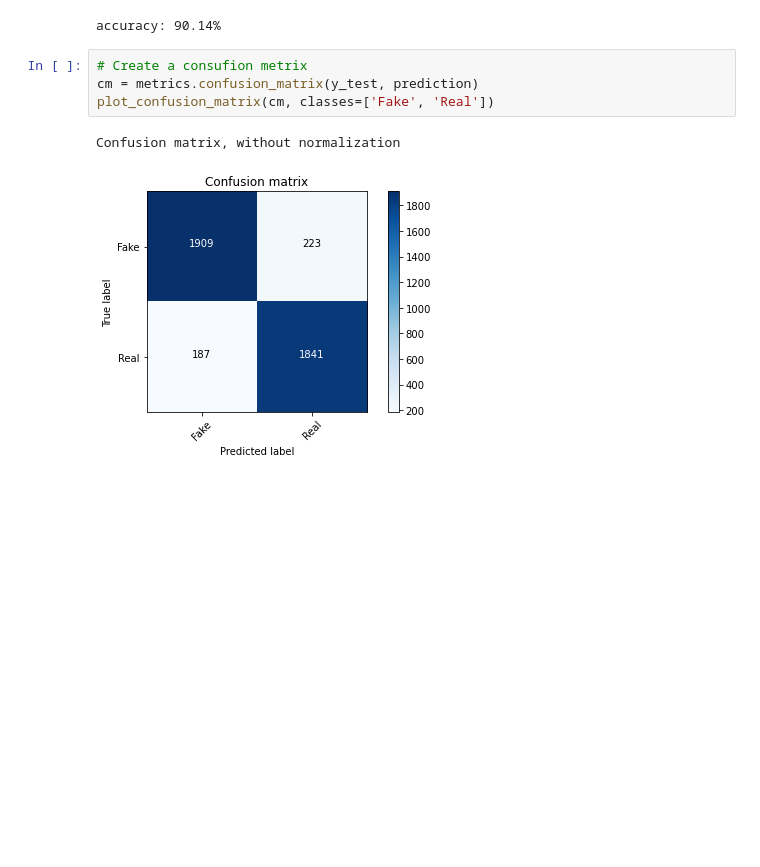
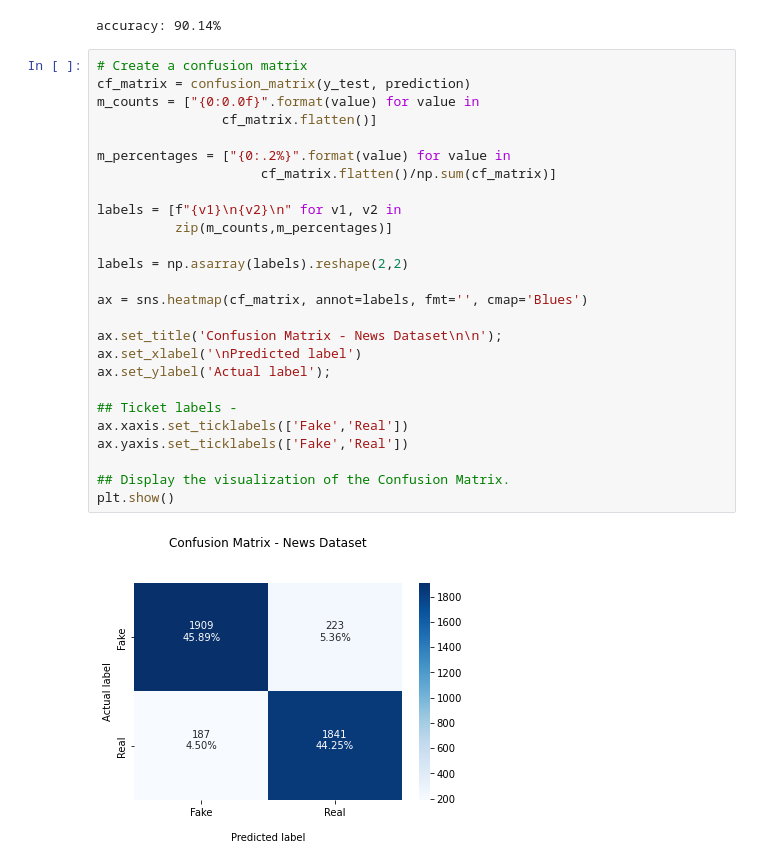
Before and after one commit to KevinVanWallendael/MicrosoftProject, a Jupyter notebook: final_microsoft_notebook.ipynb, the cells around one changed output. Drawn from its saved outputs; the diff is of its cells as text; blank space fills up the shorter version.

```diff
--- a/final_microsoft_notebook.ipynb
+++ b/final_microsoft_notebook.ipynb
@@ -299,10 +268,31 @@ prediction = model.predict(X_test)
 print("accuracy: {}%".format(round(accuracy_score(y_test, prediction)*100,2)))
 # %% [output]
 accuracy: 90.14%
-# %%
-# Create a consufion metrix
-cm = metrics.confusion_matrix(y_test, prediction)
-plot_confusion_matrix(cm, classes=['Fake', 'Real'])
-# %% [output]
-Confusion matrix, without normalization
-[figure, removed]
+# %%
+# Create a confusion matrix
+cf_matrix = confusion_matrix(y_test, prediction)
+m_counts = ["{0:0.0f}".format(value) for value in
+                cf_matrix.flatten()]
+
+m_percentages = ["{0:.2%}".format(value) for value in
+                     cf_matrix.flatten()/np.sum(cf_matrix)]
+
+labels = [f"{v1}\n{v2}\n" for v1, v2 in
+          zip(m_counts,m_percentages)]
+
+labels = np.asarray(labels).reshape(2,2)
+
+ax = sns.heatmap(cf_matrix, annot=labels, fmt='', cmap='Blues')
+
+ax.set_title('Confusion Matrix - News Dataset\n\n');
+ax.set_xlabel('\nPredicted label')
+ax.set_ylabel('Actual label');
+
+## Ticket labels -
+ax.xaxis.set_ticklabels(['Fake','Real'])
+ax.yaxis.set_ticklabels(['Fake','Real'])
+
+## Display the visualization of the Confusion Matrix.
+plt.show()
+# %% [output]
+[figure, added]
```
Also changed, not shown: parts of 6 cells of this notebook.
